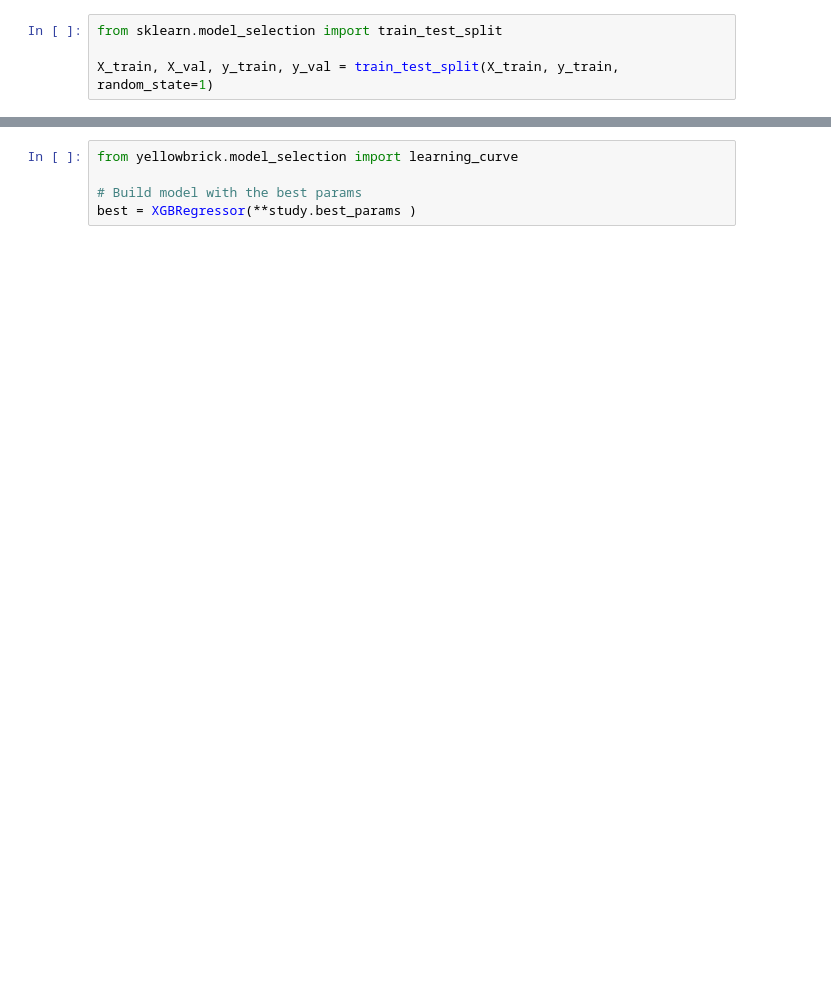
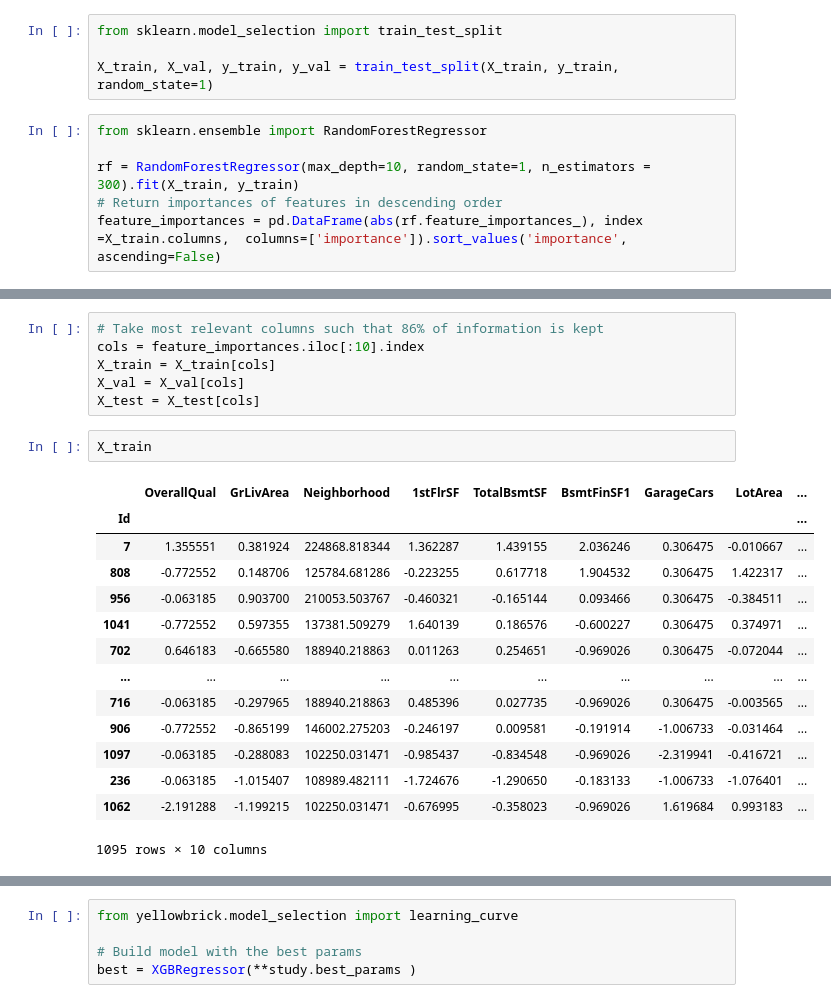
Before and after one commit to tedtdang/Practice-Data-Science, a Jupyter notebook: House price/House price.ipynb, the cells around one changed output, grey strips where cells are left out. Cells and saved outputs as stored; diff of their text form; blank space fills up the shorter version.

```diff
--- a/House price/House price.ipynb
+++ b/House price/House price.ipynb
@@ -85,3 +71,9 @@ X_test = X_test[cols]
 from sklearn.model_selection import train_test_split
 
 X_train, X_val, y_train, y_val = train_test_split(X_train, y_train, random_state=1)
+# %%
+from sklearn.ensemble import RandomForestRegressor
+
+rf = RandomForestRegressor(max_depth=10, random_state=1, n_estimators = 300).fit(X_train, y_train)
+# Return importances of features in descending order
+feature_importances = pd.DataFrame(abs(rf.feature_importances_), index =X_train.columns,  columns=['importance']).sort_values('importance', ascending=False)
@@ -88 +94,24 @@ X_train, X_val, y_train, y_val = train_test_split(X_train, y_train, random_state
+# %%
+# Take most relevant columns such that 86% of information is kept
+cols = feature_importances.iloc[:10].index
+X_train = X_train[cols]
+X_val = X_val[cols]
+X_test = X_test[cols]
+# %%
+X_train
+# %% [output]
+|  | OverallQual | GrLivArea | Neighborhood | 1stFlrSF | TotalBsmtSF | BsmtFinSF1 | GarageCars | LotArea | ... |
+| Id |  |  |  |  |  |  |  |  | ... |
+| 7 | 1.355551 | 0.381924 | 224868.818344 | 1.362287 | 1.439155 | 2.036246 | 0.306475 | -0.010667 | ... |
+| 808 | -0.772552 | 0.148706 | 125784.681286 | -0.223255 | 0.617718 | 1.904532 | 0.306475 | 1.422317 | ... |
+| 956 | -0.063185 | 0.903700 | 210053.503767 | -0.460321 | -0.165144 | 0.093466 | 0.306475 | -0.384511 | ... |
+| 1041 | -0.772552 | 0.597355 | 137381.509279 | 1.640139 | 0.186576 | -0.600227 | 0.306475 | 0.374971 | ... |
+| 702 | 0.646183 | -0.665580 | 188940.218863 | 0.011263 | 0.254651 | -0.969026 | 0.306475 | -0.072044 | ... |
+| ... | ... | ... | ... | ... | ... | ... | ... | ... | ... |
+| 716 | -0.063185 | -0.297965 | 188940.218863 | 0.485396 | 0.027735 | -0.969026 | 0.306475 | -0.003565 | ... |
+| 906 | -0.772552 | -0.865199 | 146002.275203 | -0.246197 | 0.009581 | -0.191914 | -1.006733 | -0.031464 | ... |
+| 1097 | -0.063185 | -0.288083 | 102250.031471 | -0.985437 | -0.834548 | -0.969026 | -2.319941 | -0.416721 | ... |
+| 236 | -0.063185 | -1.015407 | 108989.482111 | -1.724676 | -1.290650 | -0.183133 | -1.006733 | -1.076401 | ... |
+| 1062 | -2.191288 | -1.199215 | 102250.031471 | -0.676995 | -0.358023 | -0.969026 | 1.619684 | 0.993183 | ... |
+1095 rows × 10 columns
 # %%
```
Also changed, not shown: parts of 6 cells of this notebook, 1 other file.
